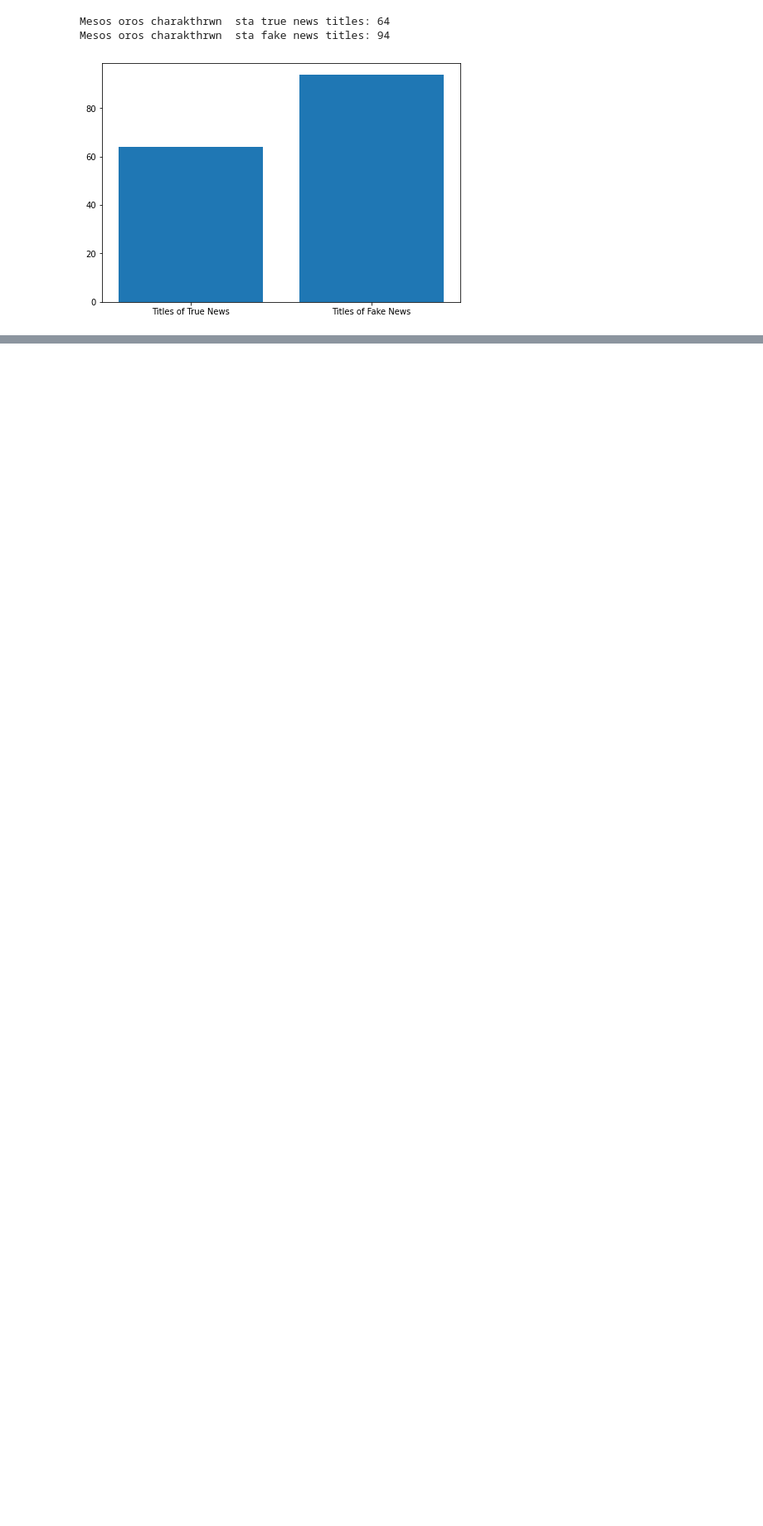
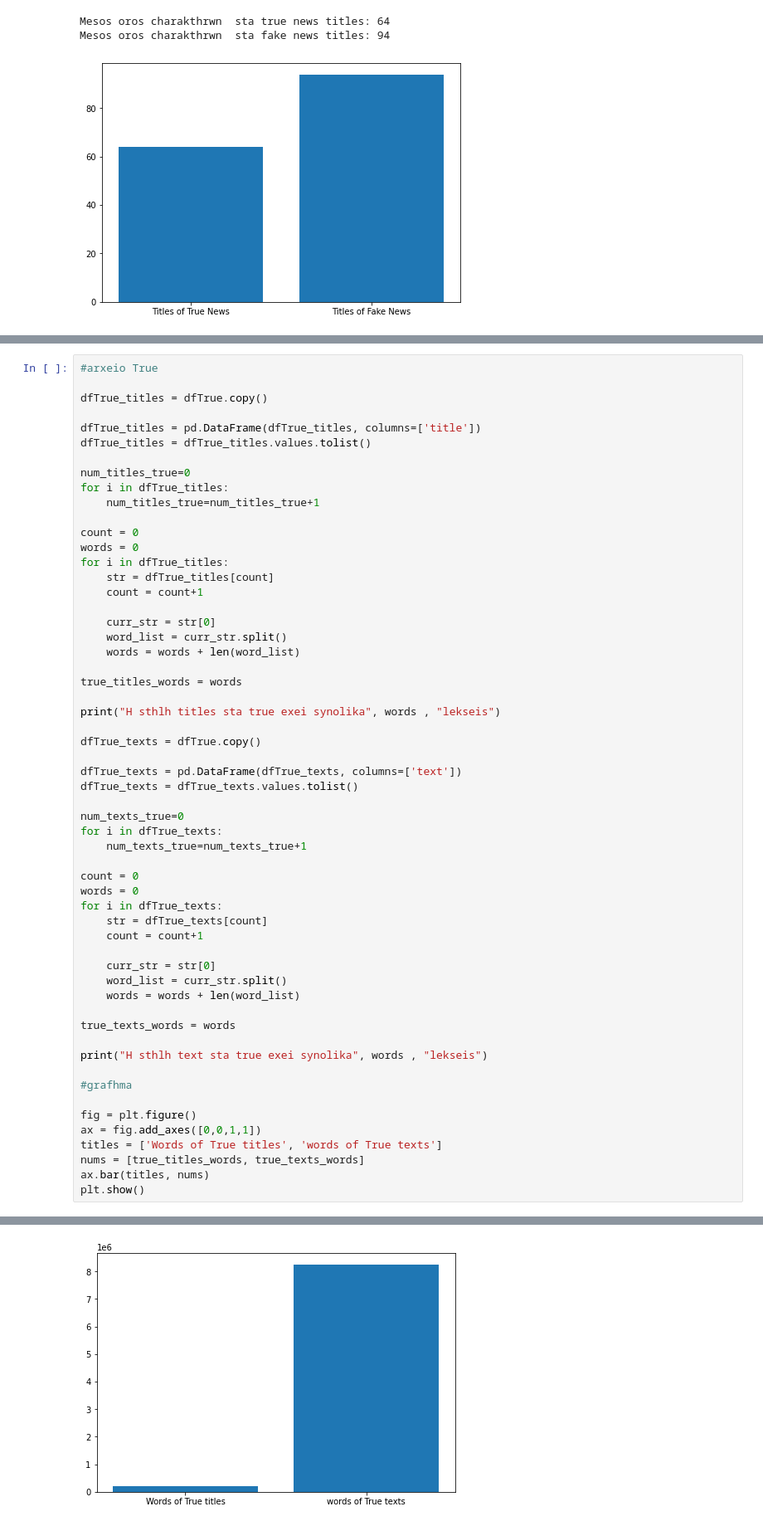
Before and after one commit to Demesta/data_mining_for_fake_news_detection, a Jupyter notebook: Data_Mining_Project_2_Dimitra.ipynb, the cells around one changed output, grey strips where cells are left out. Shown: that part at 83% size. Drawn from its saved outputs; the diff is of its cells as text; blank space fills up the shorter version.

Commit message:
Update Data_Mining_Project_2_Dimitra.ipynb
2)b-c-d -> Done

```diff
--- a/Data_Mining_Project_2_Dimitra.ipynb
+++ b/Data_Mining_Project_2_Dimitra.ipynb
@@ -198,0 +203,58 @@ Mesos oros charakthrwn  sta fake news texts: 2547
+# %%
+#arxeio True
+
+dfTrue_titles = dfTrue.copy()
+
+dfTrue_titles = pd.DataFrame(dfTrue_titles, columns=['title'])
+dfTrue_titles = dfTrue_titles.values.tolist()
+
+num_titles_true=0
+for i in dfTrue_titles:
+    num_titles_true=num_titles_true+1
+
+count = 0
+words = 0
+for i in dfTrue_titles:
+    str = dfTrue_titles[count]
+    count = count+1
+
+    curr_str = str[0]
+    word_list = curr_str.split()
+    words = words + len(word_list)
+
+true_titles_words = words
+
+print("H sthlh titles sta true exei synolika", words , "lekseis")
+
+dfTrue_texts = dfTrue.copy()
+
+dfTrue_texts = pd.DataFrame(dfTrue_texts, columns=['text'])
+dfTrue_texts = dfTrue_texts.values.tolist()
+
+num_texts_true=0
+for i in dfTrue_texts:
+    num_texts_true=num_texts_true+1
+
+count = 0
+words = 0
+for i in dfTrue_texts:
+    str = dfTrue_texts[count]
+    count = count+1
+
+    curr_str = str[0]
+    word_list = curr_str.split()
+    words = words + len(word_list)
+
+true_texts_words = words
+
+print("H sthlh text sta true exei synolika", words , "lekseis")
+
+#grafhma
+
+fig = plt.figure()
+ax = fig.add_axes([0,0,1,1])
+titles = ['Words of True titles', 'words of True texts']
+nums = [true_titles_words, true_texts_words]
+ax.bar(titles, nums)
+plt.show()
+# %% [output]
@@ -198,0 +263 @@ Mesos oros charakthrwn  sta fake news texts: 2547
+[figure, added]
```
Also changed, not shown: parts of 9 cells of this notebook.
